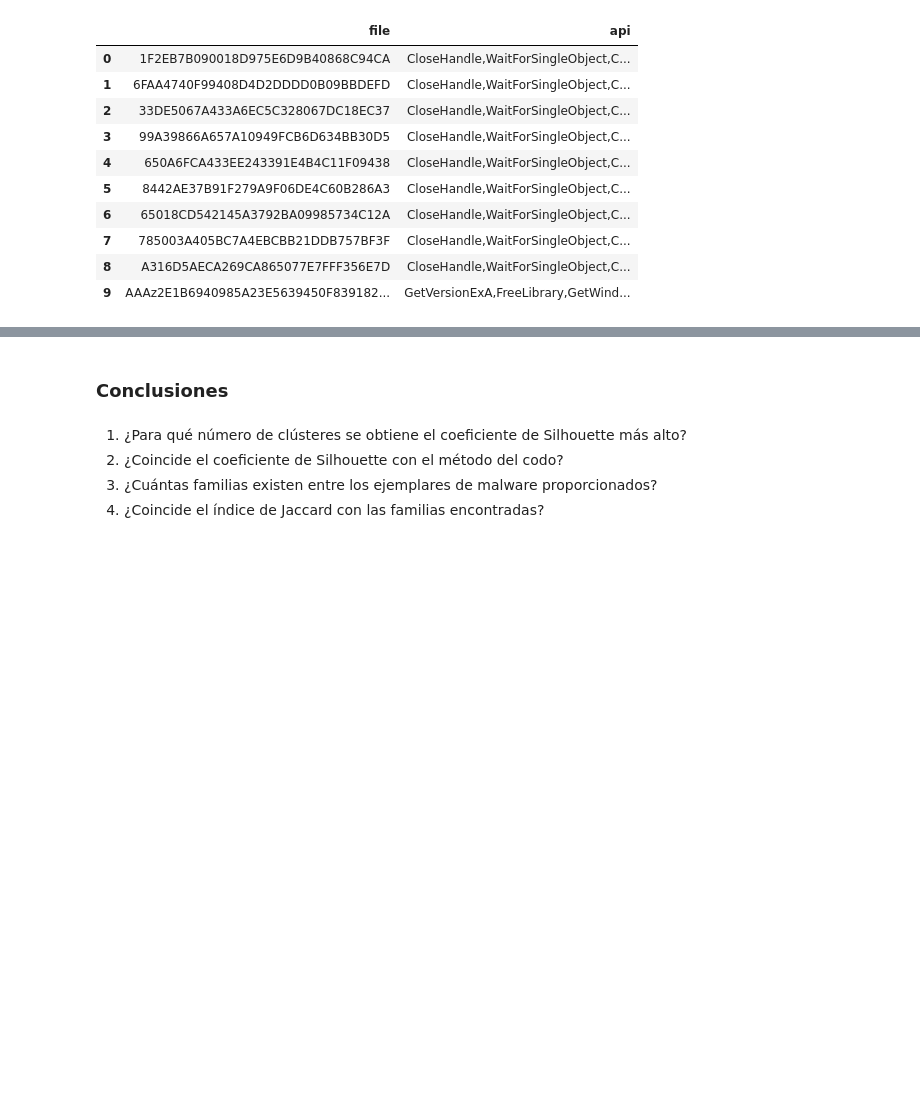
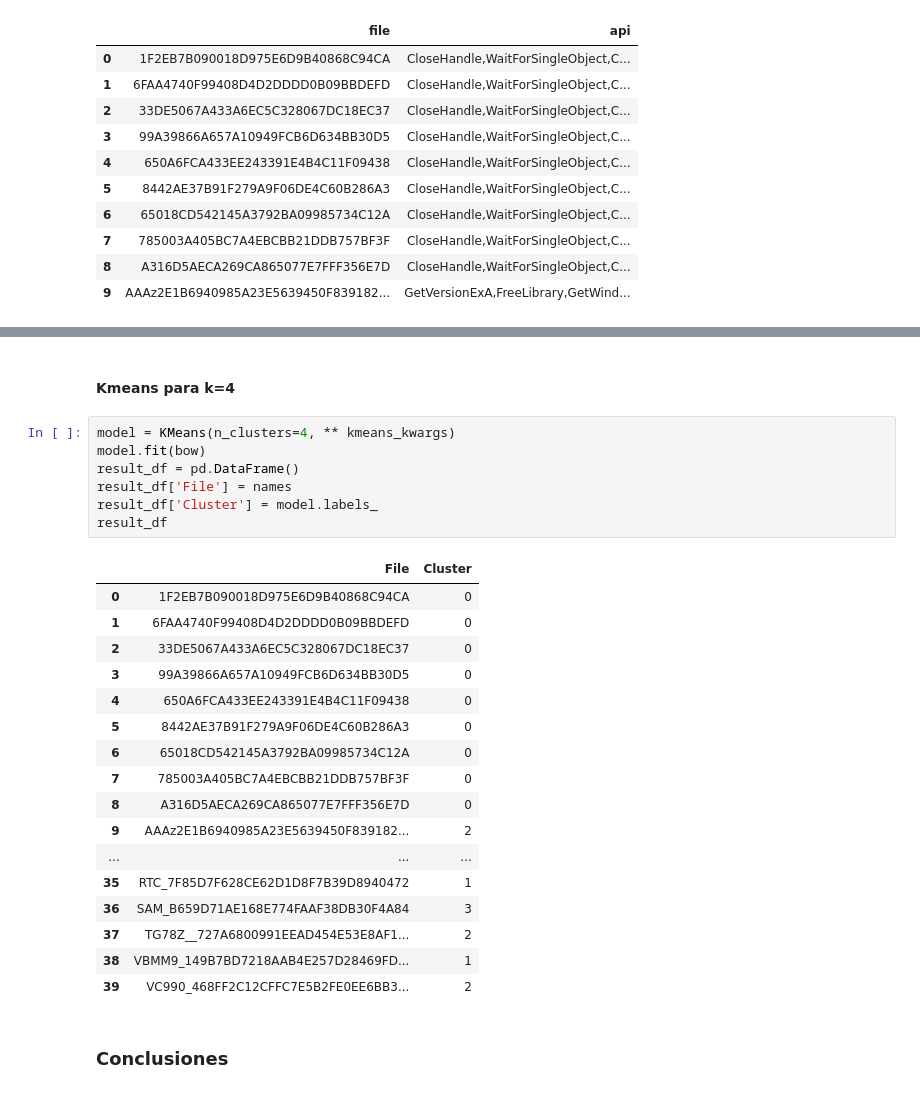
Before and after one commit to sebas411/Lab4-Security-Data-Science, a Jupyter notebook: lab 4.ipynb, the cells around one changed output, grey strips where cells are left out. Cells and saved outputs as stored; diff of their text form; blank space fills up the shorter version.

```diff
--- a/lab 4.ipynb
+++ b/lab 4.ipynb
@@ -65,7 +107,29 @@ bow.head(10)
+# %% [markdown]
+#### Kmeans para k=4
+# %%
+model = KMeans(n_clusters=4, ** kmeans_kwargs)
+model.fit(bow)
+result_df = pd.DataFrame()
+result_df['File'] = names
+result_df['Cluster'] = model.labels_
+result_df
+# %% [output]
+|  | File | Cluster |
+| 0 | 1F2EB7B090018D975E6D9B40868C94CA | 0 |
+| 1 | 6FAA4740F99408D4D2DDDD0B09BBDEFD | 0 |
+| 2 | 33DE5067A433A6EC5C328067DC18EC37 | 0 |
+| 3 | 99A39866A657A10949FCB6D634BB30D5 | 0 |
+| 4 | 650A6FCA433EE243391E4B4C11F09438 | 0 |
+| 5 | 8442AE37B91F279A9F06DE4C60B286A3 | 0 |
+| 6 | 65018CD542145A3792BA09985734C12A | 0 |
+| 7 | 785003A405BC7A4EBCBB21DDB757BF3F | 0 |
+| 8 | A316D5AECA269CA865077E7FFF356E7D | 0 |
+| 9 | AAAz2E1B6940985A23E5639450F839182... | 2 |
+| ... | ... | ... |
+| 35 | RTC_7F85D7F628CE62D1D8F7B39D8940472 | 1 |
+| 36 | SAM_B659D71AE168E774FAAF38DB30F4A84 | 3 |
+| 37 | TG78Z__727A6800991EEAD454E53E8AF1... | 2 |
+| 38 | VBMM9_149B7BD7218AAB4E257D28469FD... | 1 |
+| 39 | VC990_468FF2C12CFFC7E5B2FE0EE6BB3... | 2 |
 # %% [markdown]
 ### Conclusiones
-# %% [markdown]
-1. ¿Para qué número de clústeres se obtiene el coeficiente de Silhouette más alto?
-2. ¿Coincide el coeficiente de Silhouette con el método del codo?
-3. ¿Cuántas familias existen entre los ejemplares de malware proporcionados?
-4. ¿Coincide el índice de Jaccard con las familias encontradas?
```
Also changed, not shown: parts of 11 cells of this notebook, 4 other files.
